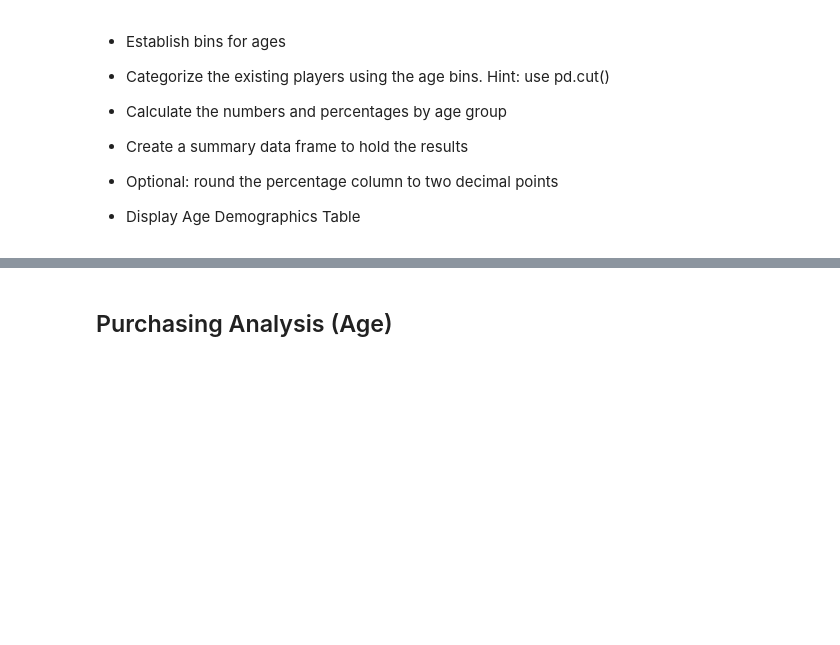
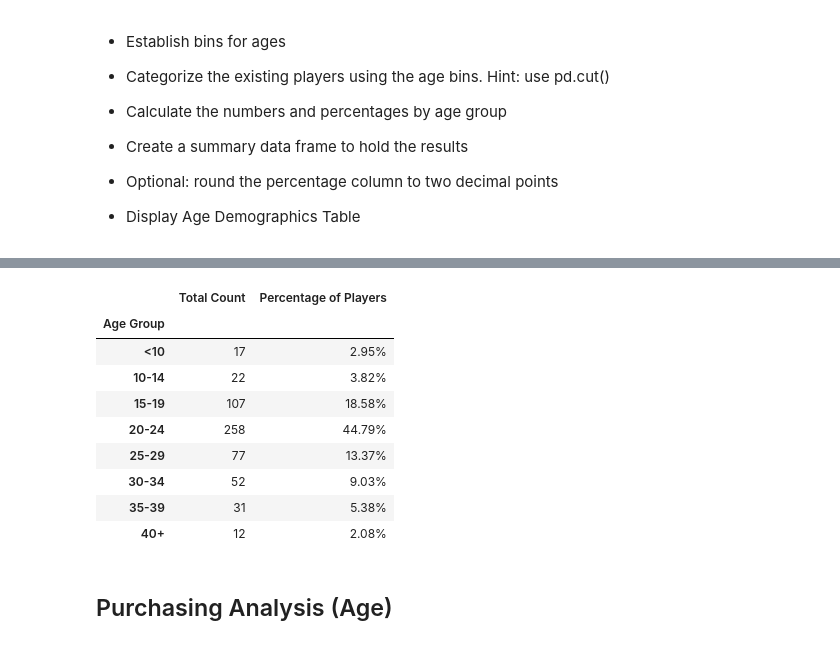
Before and after one commit to mchua004/pandas-challenge, a Jupyter notebook: HeroesOfPymoli/HeroesOfPymoli_starter.ipynb, the cells around one changed output, grey strips where cells are left out. Cells and saved outputs as stored; diff of their text form; code cells hidden in the pictures; blank space fills up the shorter version.

```diff
--- a/HeroesOfPymoli/HeroesOfPymoli_starter.ipynb
+++ b/HeroesOfPymoli/HeroesOfPymoli_starter.ipynb
@@ -166,3 +185,44 @@ gender_demo_df.head()
+# %%
+# Create a new DataFrame
+age_df = purchase_data[["Purchase ID", "SN", "Age", "Gender", "Item ID", "Item Name", "Price"]]
+
+# Create bins in which to place values based upon user age
+bins = [0, 9.9, 14.9, 19.9, 24.9, 29.9, 34.9, 39.9, 100]
+
+# Create labels for these bins
+group_labels = ["<10", "10-14", "15-19", "20-24", "25-29", "30-34", "35-39", "40+"]
+
+# Place the data series into a new column inside of the DataFrame
+age_df["Age Group"] = pd.cut(age_df["Age"], bins, labels=group_labels)
+
+# Create a GroupBy object based upon "View Group"
+age_group_df = age_df.groupby(["Age Group"])
+
+# Calculate total count of players per age group
+total_count = age_group_df["SN"].nunique()
+
+# Calculate percentage of players per age group
+percentage_of_players = age_group_df["SN"].nunique() / player_count
+
+# Creating a new DataFrame using data collected
+age_demo_df = pd.DataFrame({"Total Count": total_count,
+                            "Percentage of Players": percentage_of_players})
+
+# Use Map to format "Percentage of Players" column
+age_demo_df["Percentage of Players"] = age_demo_df["Percentage of Players"].map("{:.2%}".format)
+
+age_demo_df
+# %% [output]
+|  | Total Count | Percentage of Players |
+| Age Group |  |  |
+| <10 | 17 | 2.95% |
+| 10-14 | 22 | 3.82% |
+| 15-19 | 107 | 18.58% |
+| 20-24 | 258 | 44.79% |
+| 25-29 | 77 | 13.37% |
+| 30-34 | 52 | 9.03% |
+| 35-39 | 31 | 5.38% |
+| 40+ | 12 | 2.08% |
 # %% [markdown]
 ## Purchasing Analysis (Age)
 # %% [markdown]
```
Also changed, not shown: parts of 11 cells of this notebook.
